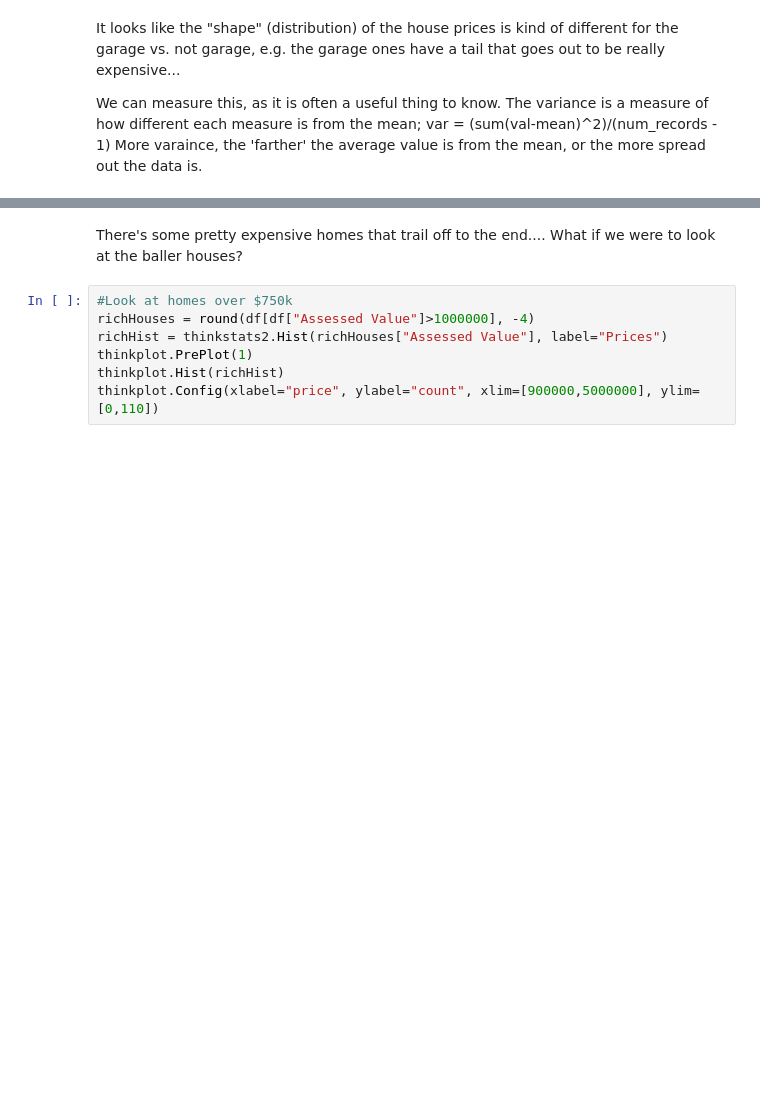
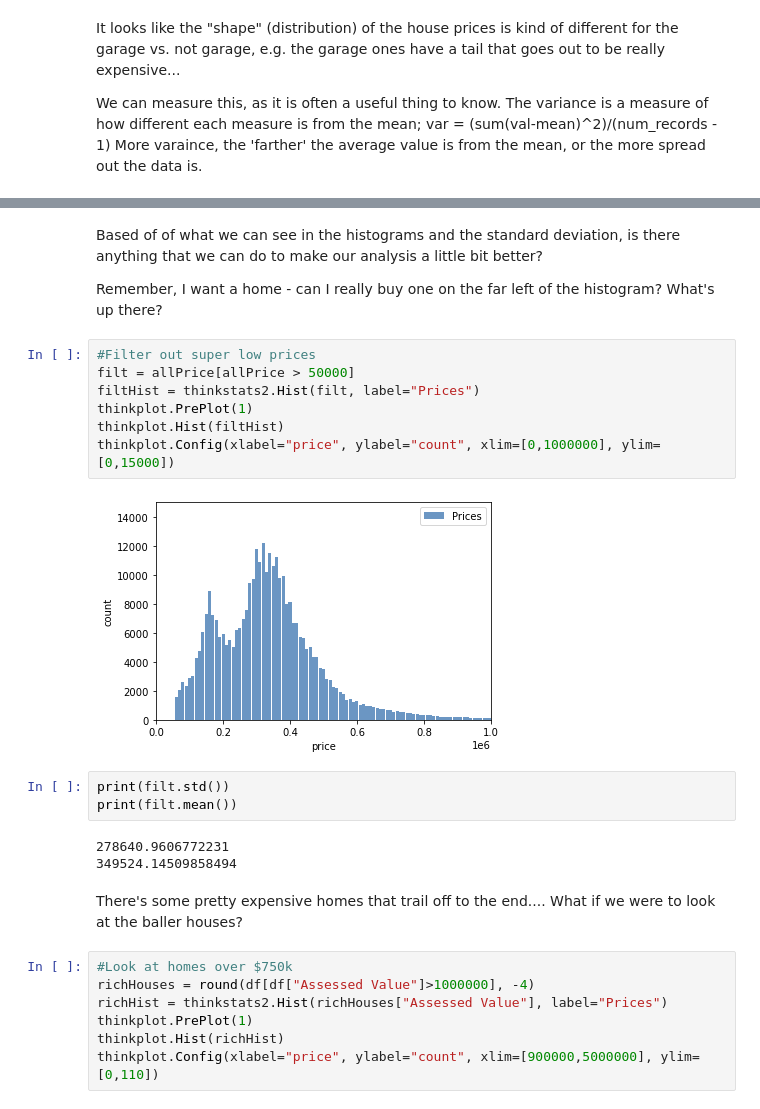
Before and after one commit to ymastan/BasicClassExamples, a Jupyter notebook: 001a_Exploring_1Var_sol.ipynb, the cells around one changed output, grey strips where cells are left out. Saved outputs shown, nothing was run; the diff lists cells and outputs as text; blank space fills up the shorter version.

Commit message:
added filtering

```diff
--- a/001a_Exploring_1Var_sol.ipynb
+++ b/001a_Exploring_1Var_sol.ipynb
@@ -172,3 +203,22 @@ NameError: name 'allPrice' is not defined
+# %% [markdown]
+Based of of what we can see in the histograms and the standard deviation, is there anything that we can do to make our analysis a little bit better?
+
+Remember, I want a home - can I really buy one on the far left of the histogram? What's up there?
+# %%
+#Filter out super low prices
+filt = allPrice[allPrice > 50000]
+filtHist = thinkstats2.Hist(filt, label="Prices")
+thinkplot.PrePlot(1)
+thinkplot.Hist(filtHist)
+thinkplot.Config(xlabel="price", ylabel="count", xlim=[0,1000000], ylim=[0,15000])
+# %% [output]
+[figure, added]
+# %%
+print(filt.std())
+print(filt.mean())
+# %% [output]
+278640.9606772231
+349524.14509858494
 # %% [markdown]
 There's some pretty expensive homes that trail off to the end....
 What if we were to look at the baller houses?
```
Also changed, not shown: parts of 9 cells of this notebook, 1 other file.
